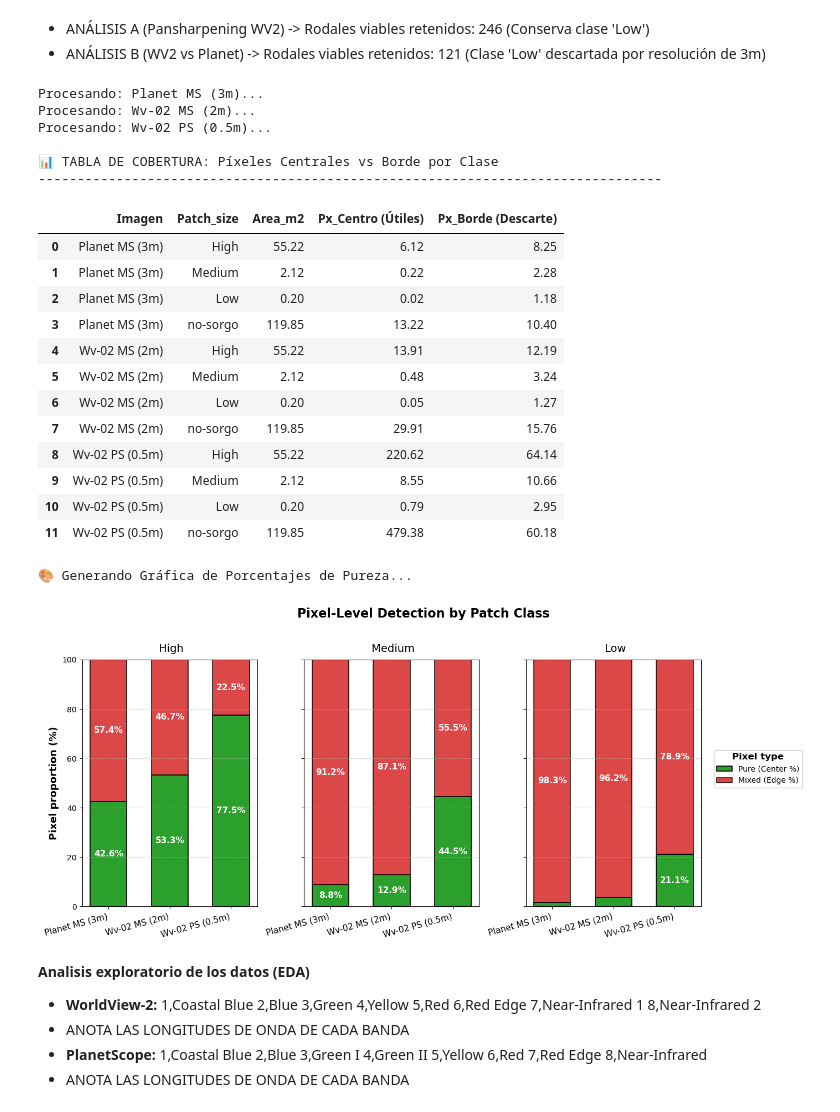
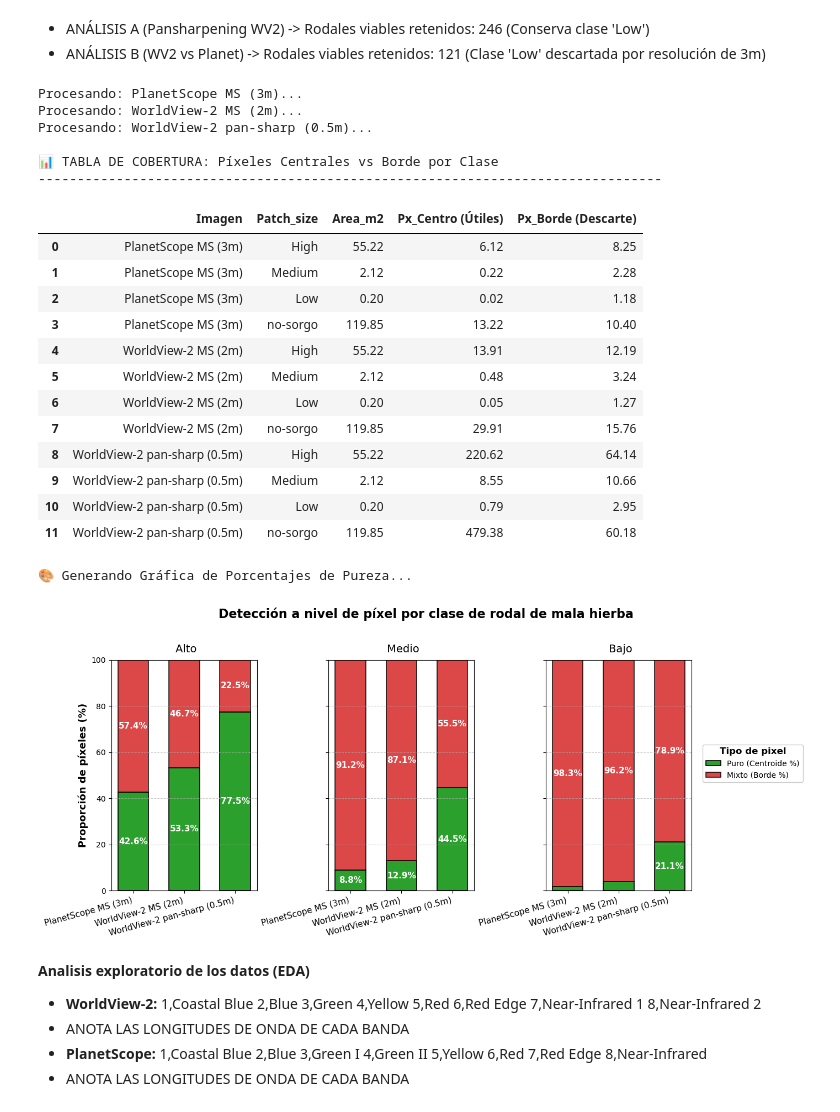
Before and after one commit to fjavierlopezc/vhr-satellite-weed-mapping, a Jupyter notebook: 03_pyscripts/EDA-1stA-SatByRes.ipynb, the cells around one changed output. Drawn from its saved outputs; the diff is of its cells as text; code cells hidden in the pictures.

```diff
--- a/03_pyscripts/EDA-1stA-SatByRes.ipynb
+++ b/03_pyscripts/EDA-1stA-SatByRes.ipynb
@@ -157,15 +157,15 @@ def analizar_cobertura_pixeles(dict_imagenes, col_clase='Patch_size'):
 # ==========================================
 # Diccionario con tus 3 escenarios vinculando cada imagen a su shapefile correcto
 configuracion = {
-    'Planet MS (3m)': {
+    'PlanetScope MS (3m)': {
         'raster': out_pln, # Ruta a tu TIF de Planet
         'shp': shp_pln   # Ruta a tu SHP de Planet
     },
-    'Wv-02 MS (2m)': {
+    'WorldView-2 MS (2m)': {
         'raster': out_ms_wv2,     # Ruta a tu TIF original de WV2
         'shp': shp_wv2   # Ruta a tu SHP de WV2
     },
-    'Wv-02 PS (0.5m)': {
+    'WorldView-2 pan-sharp (0.5m)': {
         'raster': pansharp_GS, # Ruta a un TIF pansharpened (ej. Gram-Schmidt)
         'shp': shp_wv2         # WV2 comparte el mismo SHP
     }
@@ -182,25 +182,25 @@ print("\n📊 TABLA DE COBERTURA: Píxeles Centrales vs Borde por Clase")
 print("-" * 80)
 display(df_cobertura)
 # %% [output]
-Procesando: Planet MS (3m)...
-Procesando: Wv-02 MS (2m)...
-Procesando: Wv-02 PS (0.5m)...
+Procesando: PlanetScope MS (3m)...
+Procesando: WorldView-2 MS (2m)...
+Procesando: WorldView-2 pan-sharp (0.5m)...
 
 📊 TABLA DE COBERTURA: Píxeles Centrales vs Borde por Clase
 --------------------------------------------------------------------------------
 |  | Imagen | Patch_size | Area_m2 | Px_Centro (Útiles) | Px_Borde (Descarte) |
-| 0 | Planet MS (3m) | High | 55.22 | 6.12 | 8.25 |
-| 1 | Planet MS (3m) | Medium | 2.12 | 0.22 | 2.28 |
-| 2 | Planet MS (3m) | Low | 0.20 | 0.02 | 1.18 |
-| 3 | Planet MS (3m) | no-sorgo | 119.85 | 13.22 | 10.40 |
-| 4 | Wv-02 MS (2m) | High | 55.22 | 13.91 | 12.19 |
-| 5 | Wv-02 MS (2m) | Medium | 2.12 | 0.48 | 3.24 |
-| 6 | Wv-02 MS (2m) | Low | 0.20 | 0.05 | 1.27 |
-| 7 | Wv-02 MS (2m) | no-sorgo | 119.85 | 29.91 | 15.76 |
-| 8 | Wv-02 PS (0.5m) | High | 55.22 | 220.62 | 64.14 |
-| 9 | Wv-02 PS (0.5m) | Medium | 2.12 | 8.55 | 10.66 |
-| 10 | Wv-02 PS (0.5m) | Low | 0.20 | 0.79 | 2.95 |
-| 11 | Wv-02 PS (0.5m) | no-sorgo | 119.85 | 479.38 | 60.18 |
+| 0 | PlanetScope MS (3m) | High | 55.22 | 6.12 | 8.25 |
+| 1 | PlanetScope MS (3m) | Medium | 2.12 | 0.22 | 2.28 |
+| 2 | PlanetScope MS (3m) | Low | 0.20 | 0.02 | 1.18 |
+| 3 | PlanetScope MS (3m) | no-sorgo | 119.85 | 13.22 | 10.40 |
+| 4 | WorldView-2 MS (2m) | High | 55.22 | 13.91 | 12.19 |
+| 5 | WorldView-2 MS (2m) | Medium | 2.12 | 0.48 | 3.24 |
+| 6 | WorldView-2 MS (2m) | Low | 0.20 | 0.05 | 1.27 |
+| 7 | WorldView-2 MS (2m) | no-sorgo | 119.85 | 29.91 | 15.76 |
+| 8 | WorldView-2 pan-sharp (0.5m) | High | 55.22 | 220.62 | 64.14 |
+| 9 | WorldView-2 pan-sharp (0.5m) | Medium | 2.12 | 8.55 | 10.66 |
+| 10 | WorldView-2 pan-sharp (0.5m) | Low | 0.20 | 0.79 | 2.95 |
+| 11 | WorldView-2 pan-sharp (0.5m) | no-sorgo | 119.85 | 479.38 | 60.18 |
 # %%
 def graficar_porcentajes_cobertura(df_cobertura, col_clase='Patch_size'):
     print("🎨 Generando Gráfica de Porcentajes de Pureza...")
@@ -219,7 +219,7 @@ def graficar_porcentajes_cobertura(df_cobertura, col_clase='Patch_size'):
 
     # 2. Configurar figura
     fig, axes = plt.subplots(1, len(clases), figsize=(14, 6), sharey=True)
-    fig.suptitle('Pixel-Level Detection by Patch Class',
+    fig.suptitle('Detección a nivel de píxel por clase de rodal de mala hierba',
                  fontsize=16, fontweight='bold', y=1.02)
 
     color_puro = '#2ca02c'
@@ -235,10 +235,10 @@ def graficar_porcentajes_cobertura(df_cobertura, col_clase='Patch_size'):
         pct_puro = datos_clase['% Centro (Puro)'].fillna(0).values
         pct_mixto = datos_clase['% Borde (Mixto)'].fillna(100).values
 
-        barras_p = ax.bar(x_pos, pct_puro, width, label='Pure (Center %)',
+        barras_p = ax.bar(x_pos, pct_puro, width, label='Puro (Centroide %)',
                           color=color_puro, edgecolor='black', linewidth=1.2)
 
-        barras_m = ax.bar(x_pos, pct_mixto, width, bottom=pct_puro, label='Mixed (Edge %)',
+        barras_m = ax.bar(x_pos, pct_mixto, width, bottom=pct_puro, label='Mixto (Borde %)',
                           color=color_mixto, edgecolor='black', linewidth=1.2, alpha=0.85)
 
         # Textos interiores
@@ -252,37 +252,40 @@ def graficar_porcentajes_cobertura(df_cobertura, col_clase='Patch_size'):
                         ha='center', va='center', color='white', fontweight='bold', fontsize=11)
 
         # Estética
-        ax.set_title(f" {clase}", fontsize=14, pad=10)
+        # Diccionario de traducción
+        traduccion = {'High': 'Alto', 'Medium': 'Medio', 'Low': 'Bajo'}
+        clase_es = traduccion.get(clase, clase)
+        ax.set_title(f" {clase_es}", fontsize=14, pad=10)
         ax.set_xticks(x_pos)
         ax.set_xticklabels(imagenes, rotation=15, ha='right', fontsize=11)
         ax.set_ylim(0, 100)
         ax.grid(axis='y', linestyle='--', alpha=0.6)
 
         if i == 0:
-            ax.set_ylabel('Pixel proportion (%)', fontsize=13, fontweight='bold')
+            ax.set_ylabel('Proporción de píxeles (%)', fontsize=13, fontweight='bold')
 
         if pct_puro[0] == 0:
             ax.text(x_pos[0], 105, "¡100% Ruido!", color='red', ha='center', fontsize=10, fontweight='bold')
 
     # =========================================================================
     # 🚨 LA MAGIA DE LA LEYENDA AQUÍ 🚨
     # Se ancla EXCLUSIVAMENTE al último gráfico (axes[-1]) y se escupe hacia la derecha
     # =========================================================================
-    axes[-1].legend(title='Pixel type',
+    axes[-1].legend(title='Tipo de pixel',
                     title_fontproperties={'weight':'bold', 'size':12},
                     loc='upper left',
                     bbox_to_anchor=(1.05, 0.65),
                     framealpha=1)
 
     # El tight_layout reajusta los márgenes para que la leyenda quepa en la imagen exportada
     plt.tight_layout()
     plt.show()
 
 # Ejecución
 graficar_porcentajes_cobertura(df_cobertura)
 # %% [output]
 🎨 Generando Gráfica de Porcentajes de Pureza...
-[figure, old version]
+[figure, new version]
 # %% [markdown]
 **Analisis exploratorio de los datos (EDA)**
 - **WorldView-2:** 1,Coastal Blue  2,Blue  3,Green   4,Yellow  5,Red  6,Red Edge  7,Near-Infrared 1  8,Near-Infrared 2
```
Also changed, not shown: parts of 2 cells of this notebook, 1 other file.
